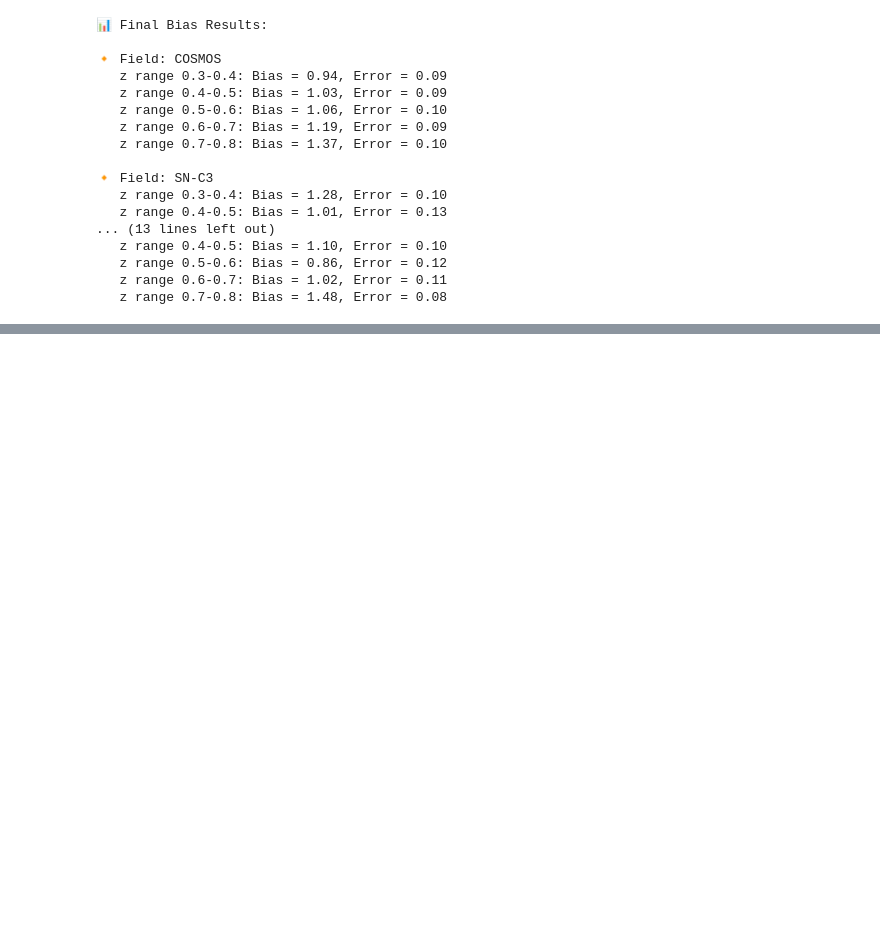
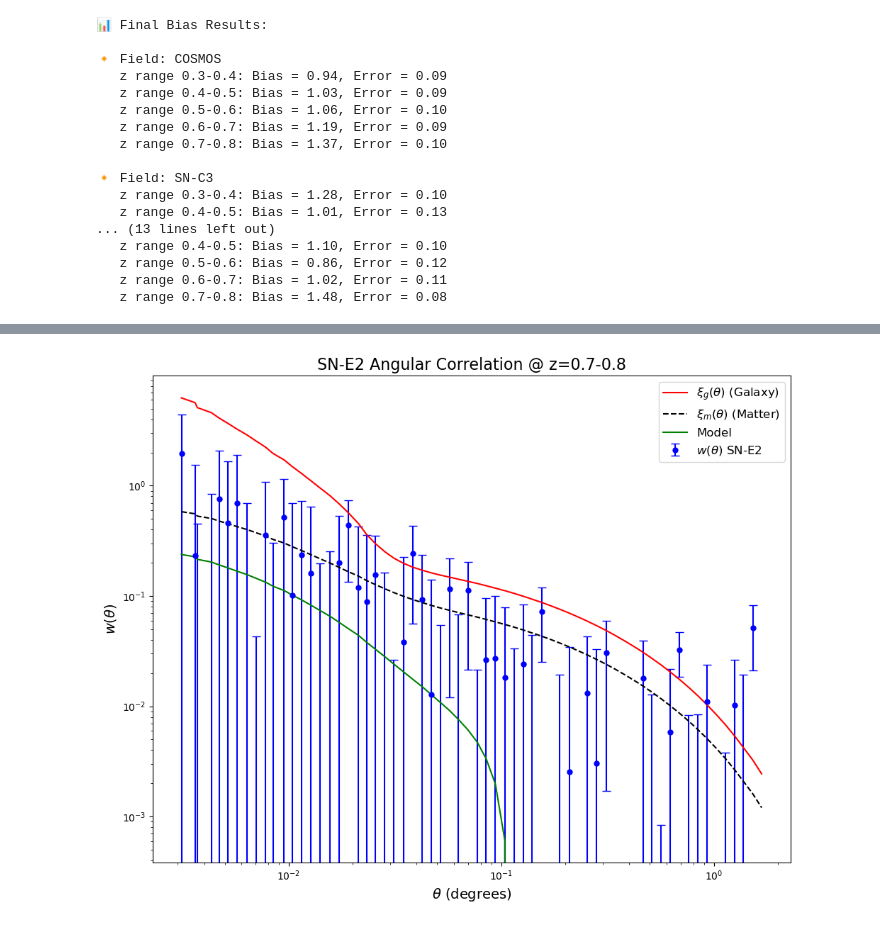
Before and after one commit to OtiliaIrina/Master_Thesis, a Jupyter notebook: New code/New_Test.ipynb, the cells around one changed output, grey strips where cells are left out. Drawn from its saved outputs; the diff is of its cells as text; code cells hidden in the pictures; blank space fills up the shorter version.

```diff
--- a/New code/New_Test.ipynb
+++ b/New code/New_Test.ipynb
@@ -695,0 +699,78 @@ plt.show()
+# %%
+
+# Config and redshift bin
+z_min, z_max = 0.7, 0.8   # Highest redshift bin
+SM_min, SM_max = 10.5, 11
+config = {
+    'min_sep': 0.003,
+    'max_sep': 1.78,
+    'bin_size': 0.1,
+    'sep_units': 'degrees',
+    'var_method': 'shot'  # fast, can swap to 'bootstrap' for precision
+}
+
+# Load SN-E2 data
+field = 'SN-E2'
+paths = fields[field]
+
+catalog = Table.read(os.path.join(thesis_path, paths["catalog"]))
+masked = Table.read(os.path.join(thesis_path, paths["masked"]))
+catalog = join(catalog, masked, keys='id')
+catalog.rename_column('ra_1', 'ra')
+catalog.rename_column('dec_1', 'dec')
+randoms = Table.read(os.path.join(thesis_path, paths["randoms"]))
+
+# Subsample and results
+subsample = dv.Subsample(catalog=catalog, randoms=randoms,
+                         z_min=z_min, z_max=z_max,
+                         SM_min=SM_min, SM_max=SM_max,
+                         config=config)
+
+results = subsample.get_results()
+
+# Extract values
+theta_values = np.array(results['theta'])
+w_theta_values = np.array(results['w_theta'])
+w_theta_errors = np.sqrt(results['var_w_theta_bootstrap'])
+
+xi_g_values = np.array(results['xi_g'])
+xi_m_values = np.array(results['xi_m'])
+
+# Mask for bias estimator
+theta_mask = (theta_values >= 0.1) & (theta_values <= 0.4)
+
+# Bias Estimation
+bias_estimator = dv.BiasEstimator(
+    xi_g=xi_g_values,
+    xi_m=xi_m_values,
+    w_theta_list=[w_theta_values],
+    w_theta_error_list=[w_theta_errors],
+    sum_rr_list=[results['rr_counts']],
+    mask=theta_mask
+)
+
+bias_values, bias_errors = bias_estimator.estimate_bias()
+print(f"Bias SN-E2 z=0.7-0.8: {bias_values[0]:.3f} ± {bias_errors[0]:.3f}")
+
+# Model Fit: xi_m * b² - IC
+IC_values = np.array(bias_estimator.IC_list)
+model_values = xi_m_values * bias_values[0]**2 - IC_values[0]
+
+# Plotting
+plt.figure(figsize=(10, 8))
+plt.errorbar(theta_values, w_theta_values, yerr=w_theta_errors, fmt='o',
+             color='blue', capsize=4, markersize=5, label=r'$w(\theta)$ SN-E2')
+
+plt.plot(theta_values, xi_g_values, label=r'$\xi_{g}(\theta)$ (Galaxy)', linestyle='-', color='red')
+plt.plot(theta_values, xi_m_values, label=r'$\xi_{m}(\theta)$ (Matter)', linestyle='--', color='black')
+plt.plot(theta_values, model_values, label='Model', color='green')
+
+plt.xscale('log')
+plt.yscale('log')
+plt.xlabel(r'$\theta$ (degrees)', fontsize=14)
+plt.ylabel(r'$w(\theta)$', fontsize=14)
+plt.title(f'SN-E2 Angular Correlation @ z={z_min}-{z_max}', fontsize=16)
+plt.legend(fontsize=12)
+plt.tight_layout()
+plt.show()
+# %% [output]
@@ -695,0 +794 @@ plt.show()
+[figure, added]
```
Also changed, not shown: parts of 6 cells of this notebook.
